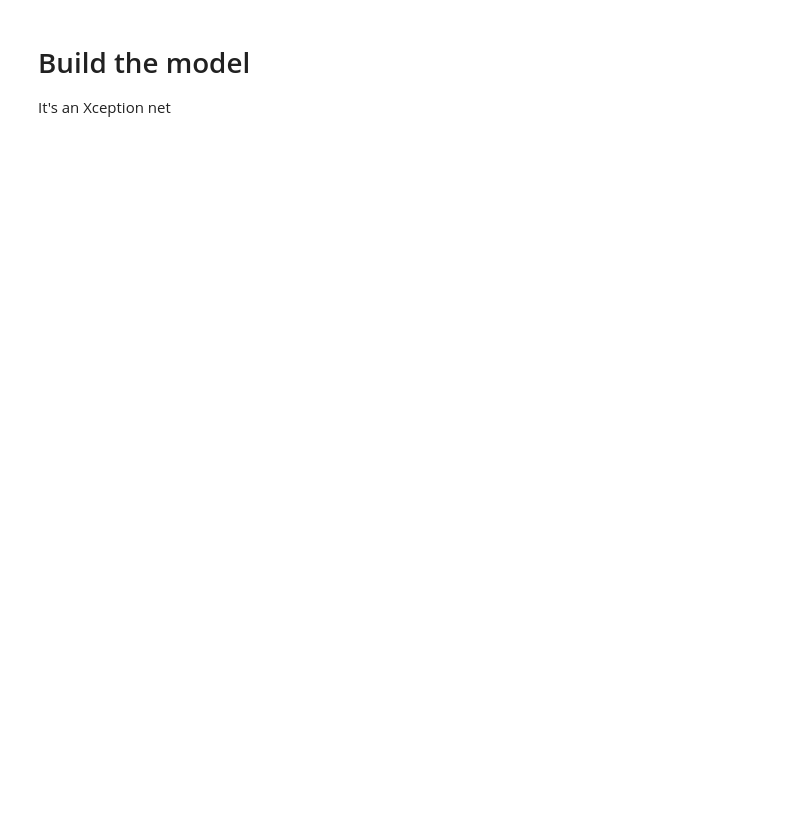
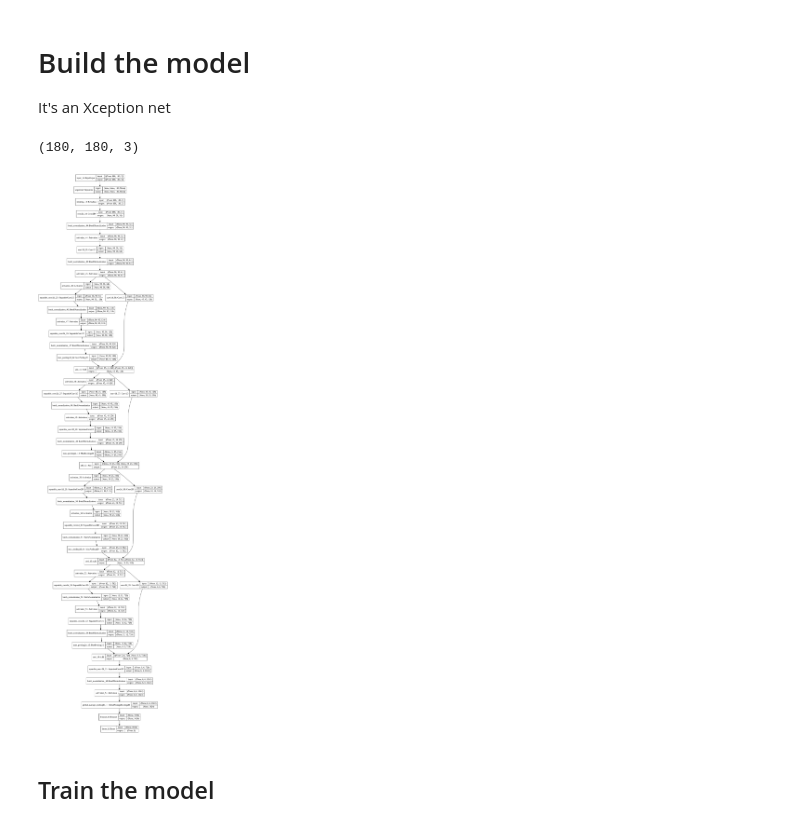
Before and after one commit to DrAlexSanz/examples, a Jupyter notebook: Cats_vs_dogs.ipynb, the cells around one changed output. Cells and saved outputs as stored; diff of their text form; code cells hidden in the pictures; blank space fills up the shorter version.

```diff
--- a/Cats_vs_dogs.ipynb
+++ b/Cats_vs_dogs.ipynb
@@ -131,22 +132,3 @@ for images, _ in train_ds.take(1):
 # Build the model
 
 It's an Xception net
-# %%
-def make_model(input_shape, num_classes):
-
-    inputs = keras.Input(shape = input_shape)
-
-    # Data augmentation
-    x = data_augmentation(inputs)
-
-    #Entry block
-    x = layers.rescaling(1.0/255)(x)
-    x = layers.Conv2D(filters = 32, kernel_size = 3, strides = 2, padding = "same"))(x)
-    x = layers.BatchNormalization()(x)
-    x = layers.Activation("relu")(x)
-
-    x = layers.Conv2d(filters = 64, kernel_size = 3, padding = "same")(x)
-    x = layers.BatchNormalization()(x)
-    x = layers.Activation("relu")(x)
-
-    previous_block_activation = x # For later
@@ -152,0 +186,13 @@ def make_model(input_shape, num_classes):
+# %%
+a =  (180, 180) + (3,)
+print(a)
+# %% [output]
+(180, 180, 3)
+# %%
+model = make_model(input_shape = img_size + (3,), num_classes = 2)
+
+keras.utils.plot_model(model = model, show_shapes = True)
+# %% [output]
+[figure, added]
+# %% [markdown]
+## Train the model
```
Also changed, not shown: parts of 7 cells of this notebook.
